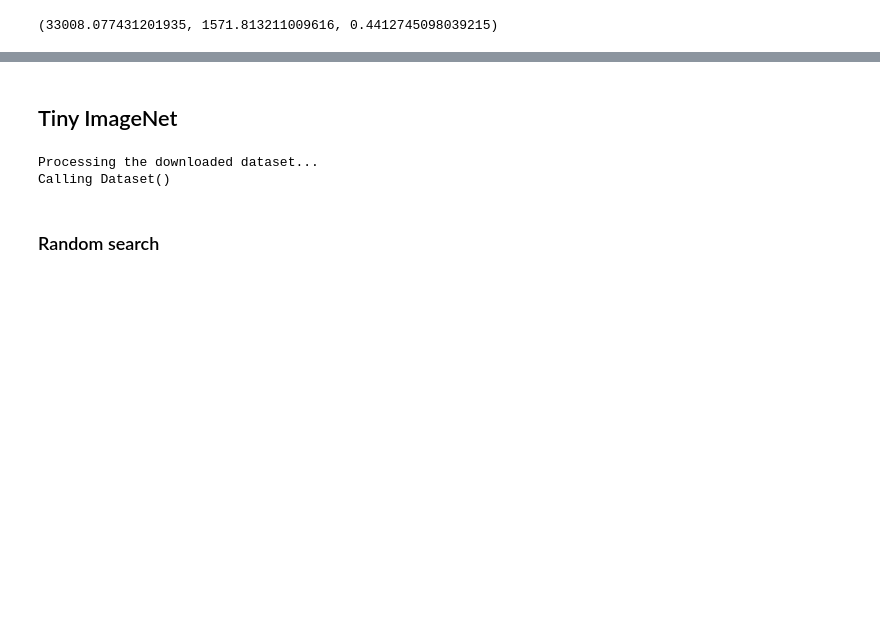
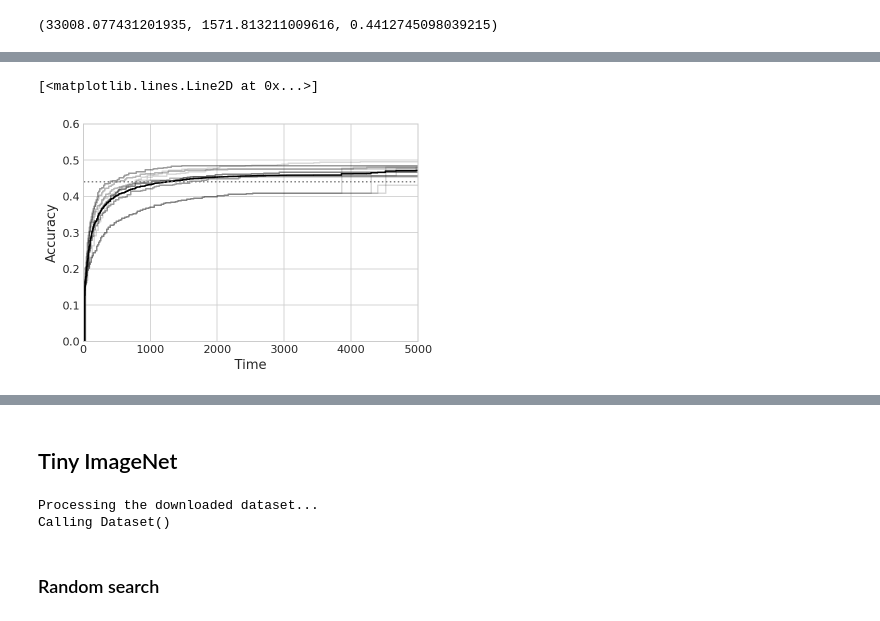
Before and after one commit to vcahlik/dynamic-auto-sizing, a Jupyter notebook: notebooks/anytime/performance_analysis_large_datasets.ipynb, the cells around one changed output, grey strips where cells are left out. Saved outputs shown, nothing was run; the diff lists cells and outputs as text; code cells hidden in the pictures; blank space fills up the shorter version.

```diff
--- a/notebooks/anytime/performance_analysis_large_datasets.ipynb
+++ b/notebooks/anytime/performance_analysis_large_datasets.ipynb
@@ -2579,8 +2617,11 @@ plt.plot((0, 10000), (mean_val_metric_random_dynamic, mean_val_metric_random_dyn
 # %%
-# sampled_results_random_dynamic = [sample_random_search(results_random_dynamic, 2800, profiles=random_dynamic_profiles) for _ in range(20)]
+sampled_results_random_dynamic = [sample_random_search(results_random_dynamic, 5000, profiles=random_dynamic_profiles) for _ in range(20)]
 # %%
-# plot_results(sampled_results_random_dynamic, xlim=(0, 2800), ylim=(-20, -5), ylabel="Accuracy", initial_best_val_metric=-25)
-# plt.plot((0, 10000), (mean_val_metric_random_dynamic, mean_val_metric_random_dynamic), linestyle='dotted', color='grey')
+plot_results(sampled_results_random_dynamic, xlim=(0, 5000), ylim=(0, 0.6), ylabel="Accuracy")
+plt.plot((0, 10000), (mean_val_metric_random_dynamic, mean_val_metric_random_dynamic), linestyle='dotted', color='grey')
+# %% [output]
+[<matplotlib.lines.Line2D at 0x...>]
+[figure, added]
 # %%
 xlim=(0, 5000)
 ylim=(0, 0.6)
```
Also changed, not shown: parts of 17 cells of this notebook, 6 other files.
